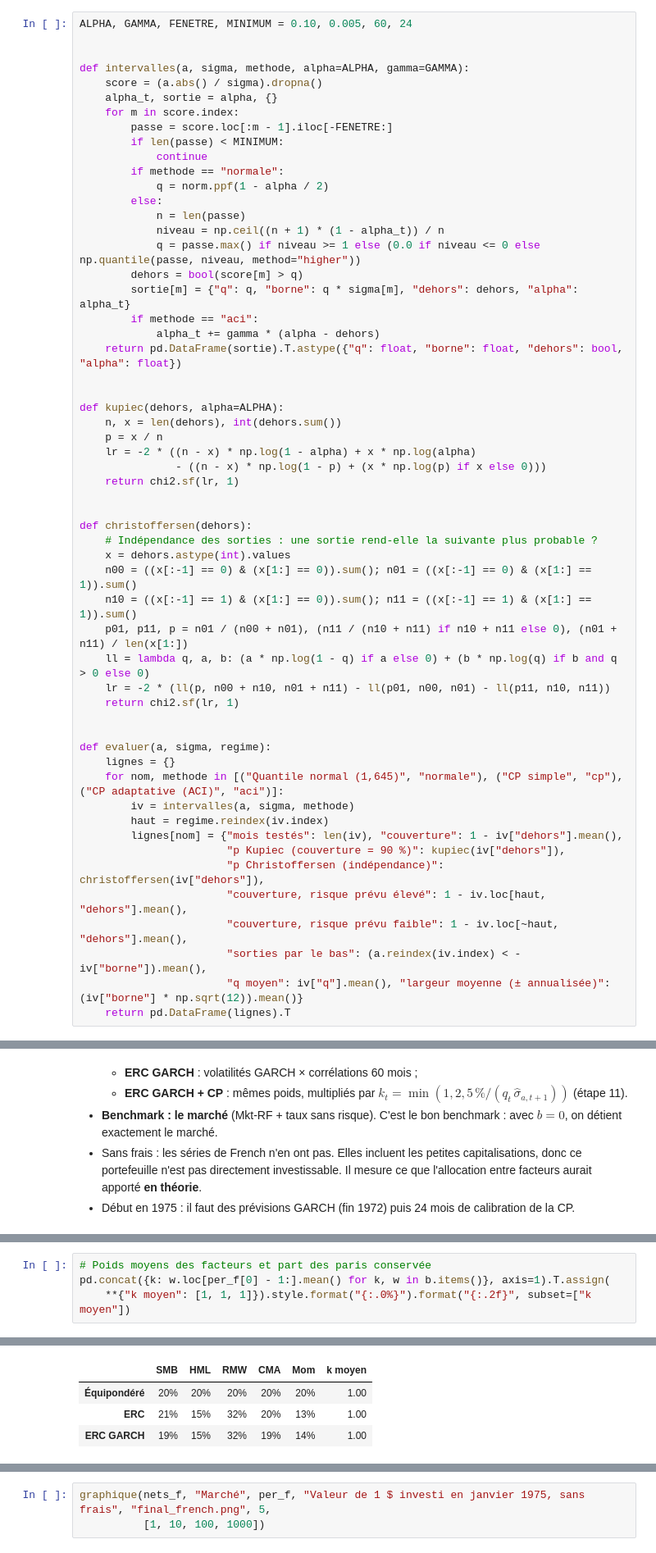
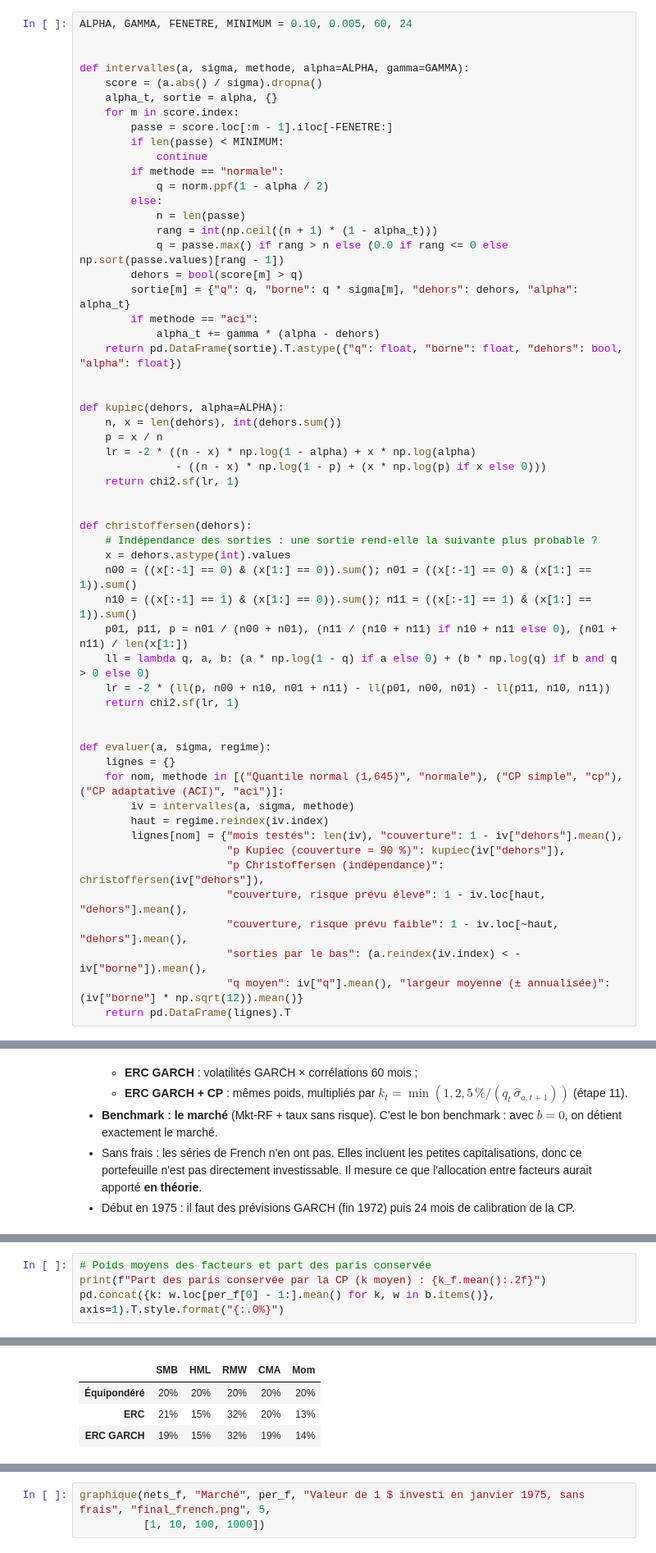
Before and after one commit to Anto279/conformal-factor-allocation, a Jupyter notebook: notebooks/etape12_comparaison_finale.ipynb, the cells around one changed output, grey strips where cells are left out. Shown at 82% size. Drawn from its saved outputs; the diff is of its cells as text.

```diff
--- a/notebooks/etape12_comparaison_finale.ipynb
+++ b/notebooks/etape12_comparaison_finale.ipynb
@@ -315,8 +315,8 @@ def intervalles(a, sigma, methode, alpha=ALPHA, gamma=GAMMA):
             q = norm.ppf(1 - alpha / 2)
         else:
             n = len(passe)
-            niveau = np.ceil((n + 1) * (1 - alpha_t)) / n
-            q = passe.max() if niveau >= 1 else (0.0 if niveau <= 0 else np.quantile(passe, niveau, method="higher"))
+            rang = int(np.ceil((n + 1) * (1 - alpha_t)))
+            q = passe.max() if rang > n else (0.0 if rang <= 0 else np.sort(passe.values)[rang - 1])
         dehors = bool(score[m] > q)
         sortie[m] = {"q": q, "borne": q * sigma[m], "dehors": dehors, "alpha": alpha_t}
         if methode == "aci":
@@ -523,6 +523,6 @@ tableau_f.style.format(FORMATS, na_rep="")
 | Marché | 12.8% | 15.5% | 0.59 | -50.3% | +0.00% | 0.0% | ... |
 # %%
 # Poids moyens des facteurs et part des paris conservée
-pd.concat({k: w.loc[per_f[0] - 1:].mean() for k, w in b.items()}, axis=1).T.assign(
-    **{"k moyen": [1, 1, 1]}).style.format("{:.0%}").format("{:.2f}", subset=["k moyen"])
+print(f"Part des paris conservée par la CP (k moyen) : {k_f.mean():.2f}")
+pd.concat({k: w.loc[per_f[0] - 1:].mean() for k, w in b.items()}, axis=1).T.style.format("{:.0%}")
 # %% [output]
@@ -529,7 +530,7 @@ pd.concat({k: w.loc[per_f[0] - 1:].mean() for k, w in b.items()}, axis=1).T.assi
-|  | SMB | HML | RMW | CMA | Mom | k moyen |
-| Équipondéré | 20% | 20% | 20% | 20% | 20% | 1.00 |
-| ERC | 21% | 15% | 32% | 20% | 13% | 1.00 |
-| ERC GARCH | 19% | 15% | 32% | 19% | 14% | 1.00 |
+|  | SMB | HML | RMW | CMA | Mom |
+| Équipondéré | 20% | 20% | 20% | 20% | 20% |
+| ERC | 21% | 15% | 32% | 20% | 13% |
+| ERC GARCH | 19% | 15% | 32% | 19% | 14% |
 # %%
 # Rendement actif annuel et ratio d'information par sous-période (contre le marché)
 sp_f = {"1975-1989": ("1975-01", "1989-12"), "1990-2011": ("1990-01", "2011-12"), "2012-2026": ("2012-01", "2026-08")}
```
Also changed, not shown: parts of 12 cells of this notebook, 12 other files.
